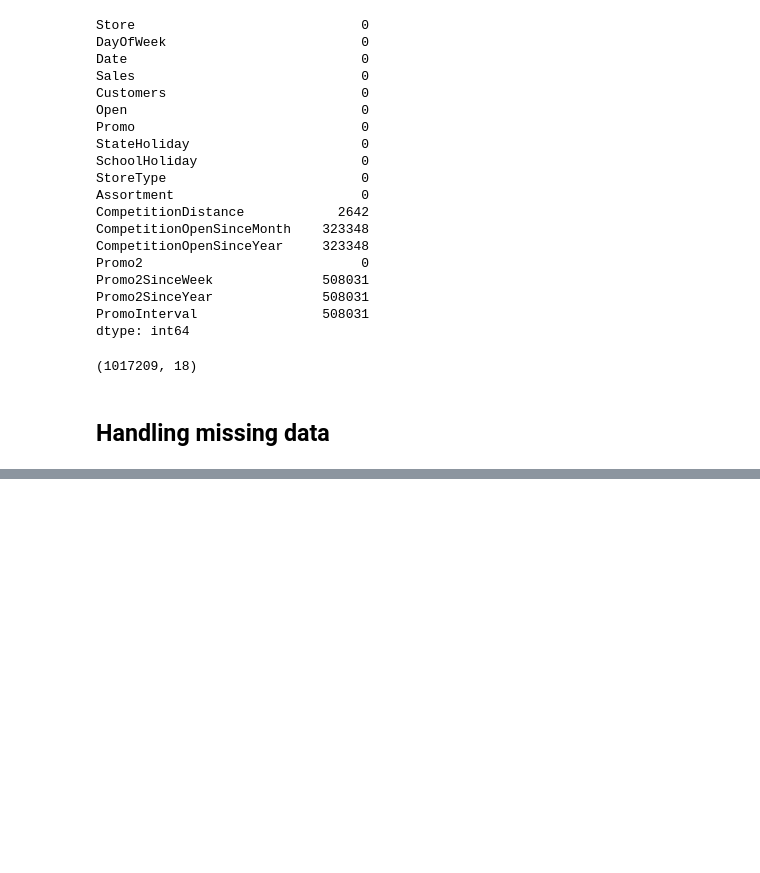
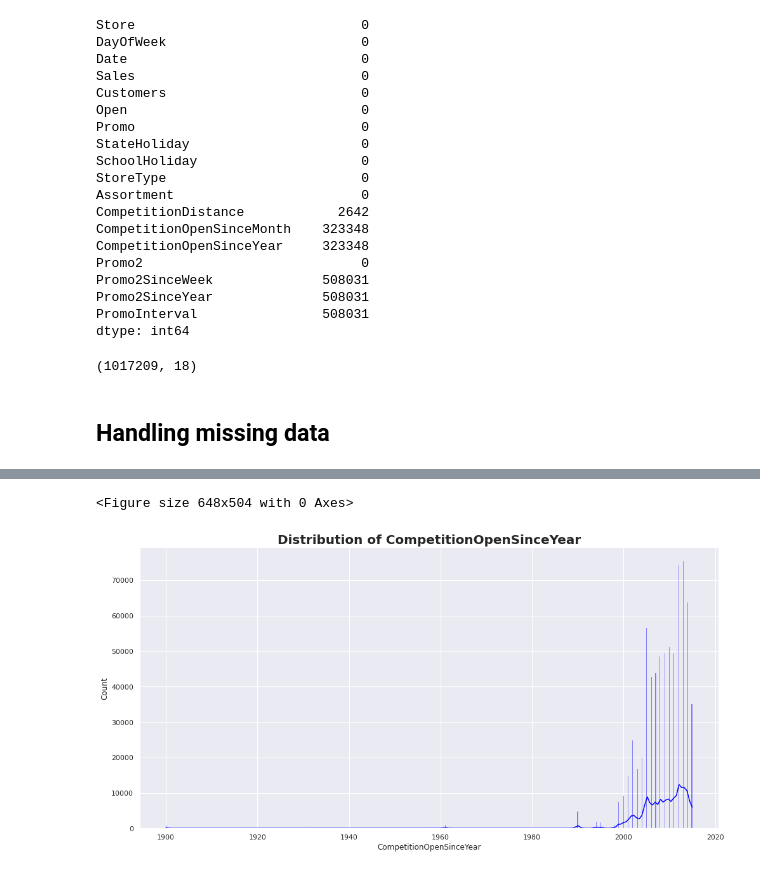
Before and after one commit to heavye/pharma, a Jupyter notebook: EDA.ipynb, the cells around one changed output, grey strips where cells are left out. Drawn from its saved outputs; the diff is of its cells as text; code cells hidden in the pictures; blank space fills up the shorter version.

```diff
--- a/EDA.ipynb
+++ b/EDA.ipynb
@@ -158,0 +229,5 @@ dtype: int64
+# %%
+plots.plot_hist(train_store, 'CompetitionOpenSinceYear','blue')
+# %% [output]
+<Figure size 648x504 with 0 Axes>
+[figure, added]
```
Also changed, not shown: parts of 28 cells of this notebook.
